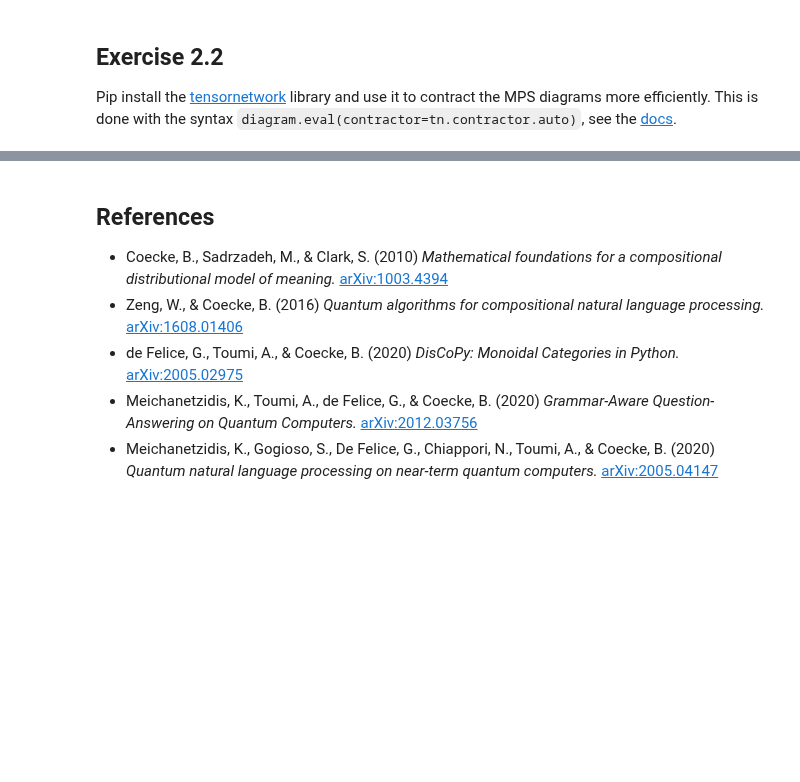
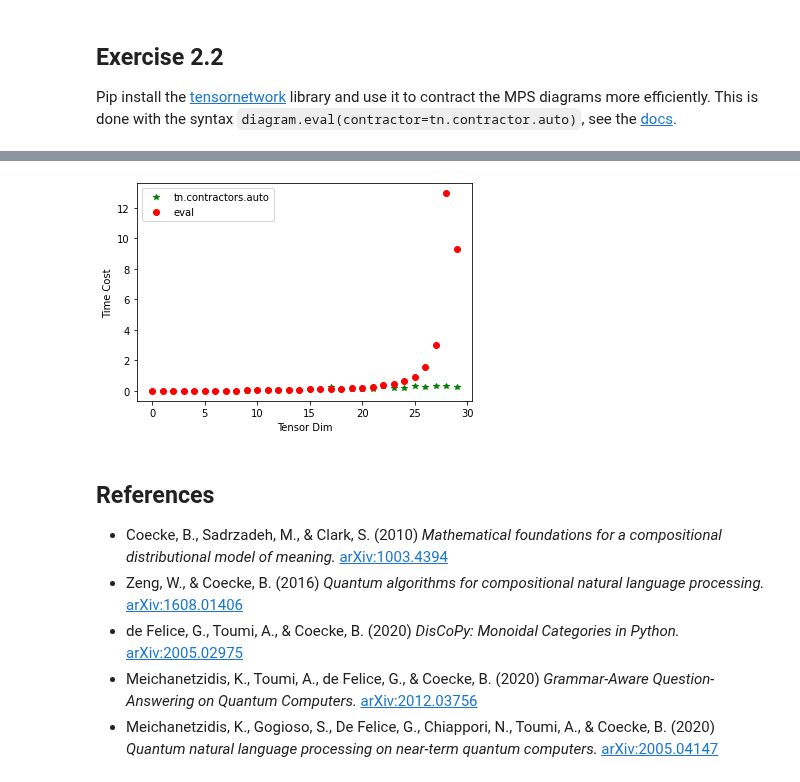
Before and after one commit to CDL-Quantum/CohortProject_2021, a Jupyter notebook: Week4_NLP/qnlp-tutorial-Part2.ipynb, the cells around one changed output, grey strips where cells are left out. Saved outputs shown, nothing was run; the diff lists cells and outputs as text; code cells hidden in the pictures; blank space fills up the shorter version.

```diff
--- a/Week4_NLP/qnlp-tutorial-Part2.ipynb
+++ b/Week4_NLP/qnlp-tutorial-Part2.ipynb
@@ -261,3 +298,38 @@ Pip install the [tensornetwork](https://pypi.org/project/tensornetwork/) library
+# %%
+vector = tensor.Box('vector', Dim(1), Dim(2), [0, 1])
+assert (vector >> vector[::-1]).eval() == 1
+assert (vector >> vector[::-1]).eval(tn.contractors.auto) == 1
+
+vector1 = tensor.Box('vector1', Dim(1), Dim(2), [0, 1])
+assert (vector1 >> vector1[::-1]).eval() == 1
+# %%
+def f(n):
+  vectort=vector
+  for i in range(1,n):
+    vectort = vectort@vector
+  return vectort
+# %%
+time1=[]
+time2=[]
+for i in range(30):
+  start = time.time()
+  assert (f(i) >> f(i)[::-1]).eval(tn.contractors.auto) == 1
+  end = time.time()
+  time1.append(end - start)
+
+  start = time.time()
+  assert (f(i) >> f(i)[::-1]).eval() == 1
+  end = time.time()
+  time2.append(end - start)
+# %%
+import matplotlib.pyplot as plt
+plt.plot(time1,'g*', time2, 'ro')
+plt.ylabel('Time Cost')
+plt.xlabel('Tensor Dim')
+plt.legend(['tn.contractors.auto','eval'])
+plt.show()
+# %% [output]
+[figure, added]
 # %% [markdown]
 ## References
 
```
Also changed, not shown: parts of 12 cells of this notebook.
